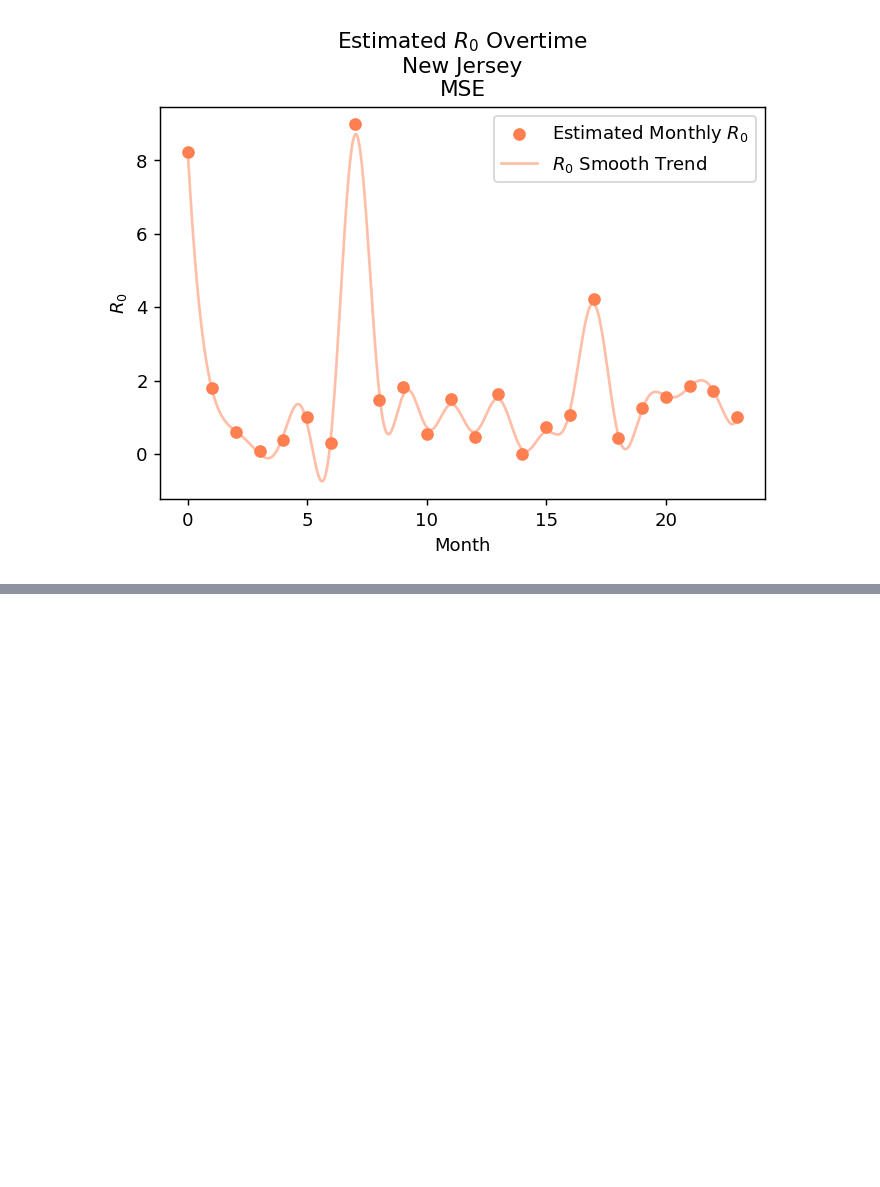
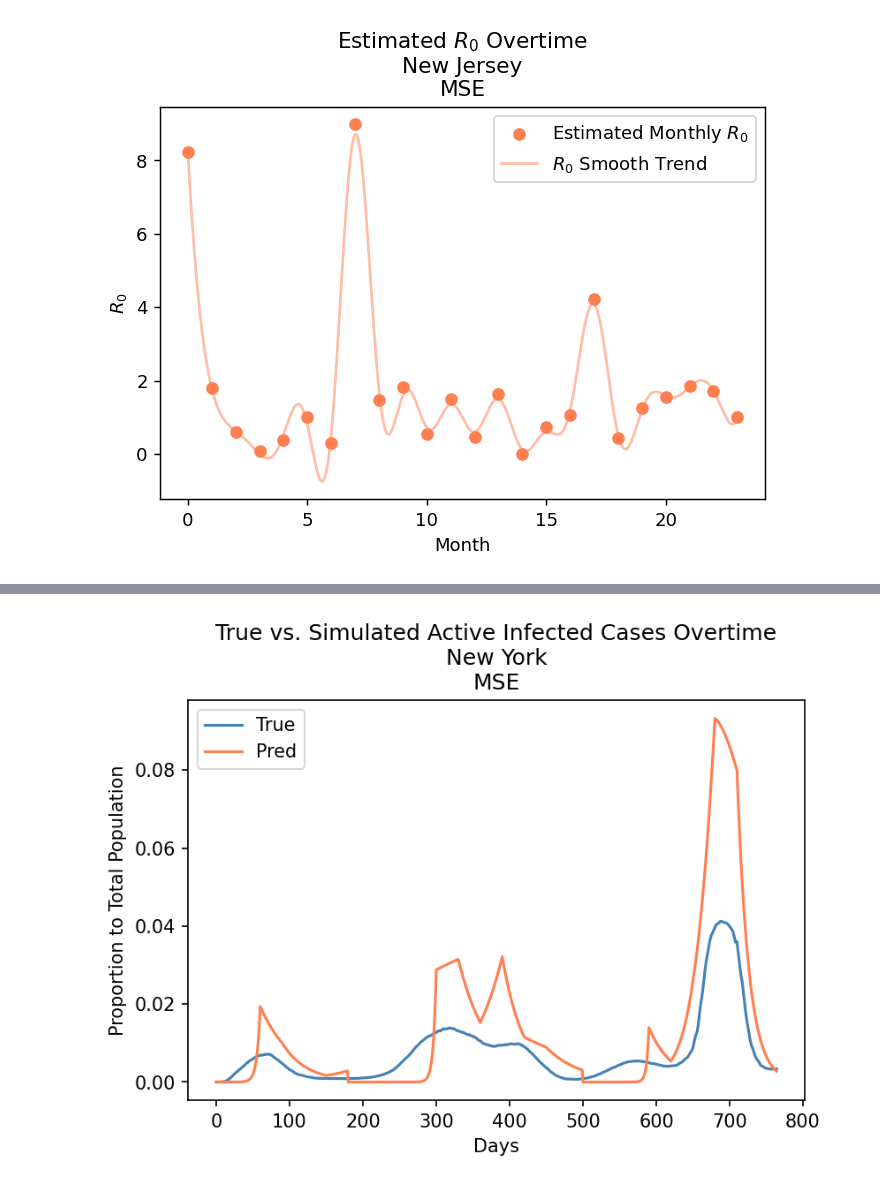
Before and after one commit to cywujeremy/dabp-pandemic-simulation, a Jupyter notebook: nbs/SIR_param_estimation.ipynb, the cells around one changed output, grey strips where cells are left out. Cells and saved outputs as stored; diff of their text form; code cells hidden in the pictures; blank space fills up the shorter version.

```diff
--- a/nbs/SIR_param_estimation.ipynb
+++ b/nbs/SIR_param_estimation.ipynb
@@ -249,0 +379,11 @@ plt.show()
+# %%
+fig, ax = plt.subplots(dpi=150)
+ax.plot(range(len(I_ny_mse)), NY_data[:-1], label="True", color='steelblue', alpha=1)
+ax.plot(range(len(I_ny_mse)), I_ny_mse / N_NJ, label="Pred", color='coral')
+plt.xlabel("Days")
+plt.ylabel("Proportion to Total Population")
+plt.title("True vs. Simulated Active Infected Cases Overtime\nNew York\nMSE")
+plt.legend()
+plt.show()
+# %% [output]
+[figure, added]
```
Also changed, not shown: parts of 15 cells of this notebook.
